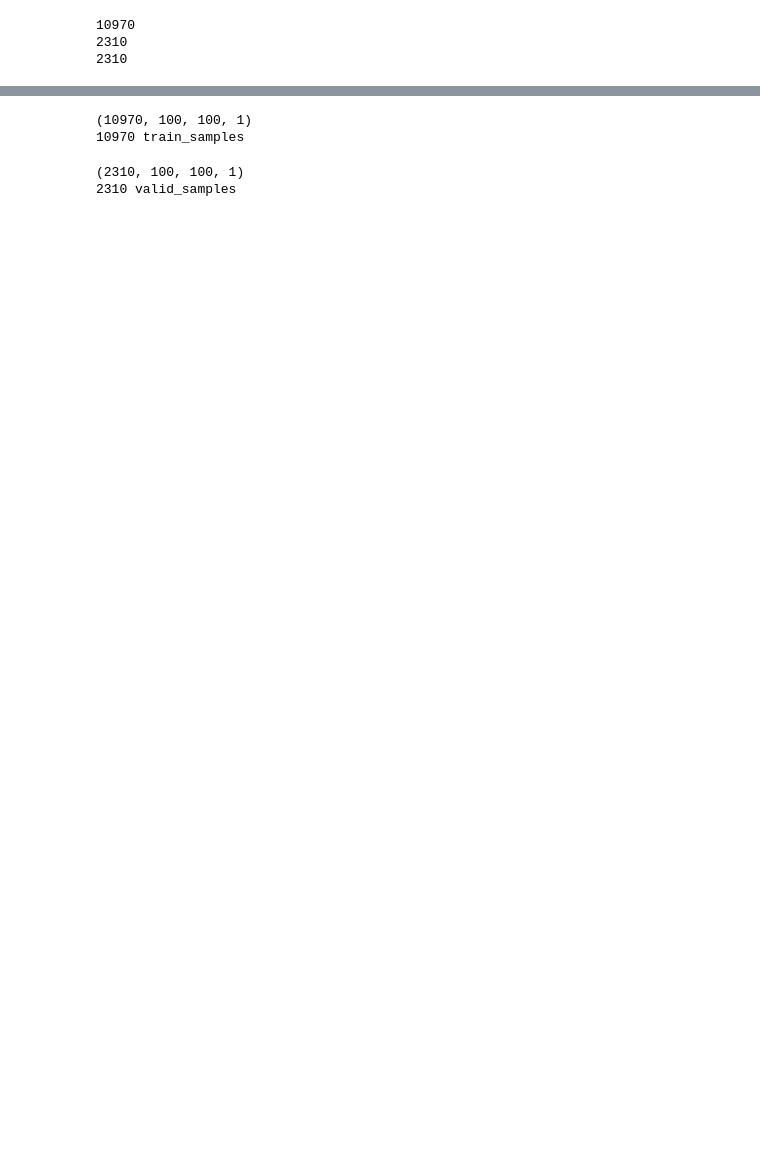
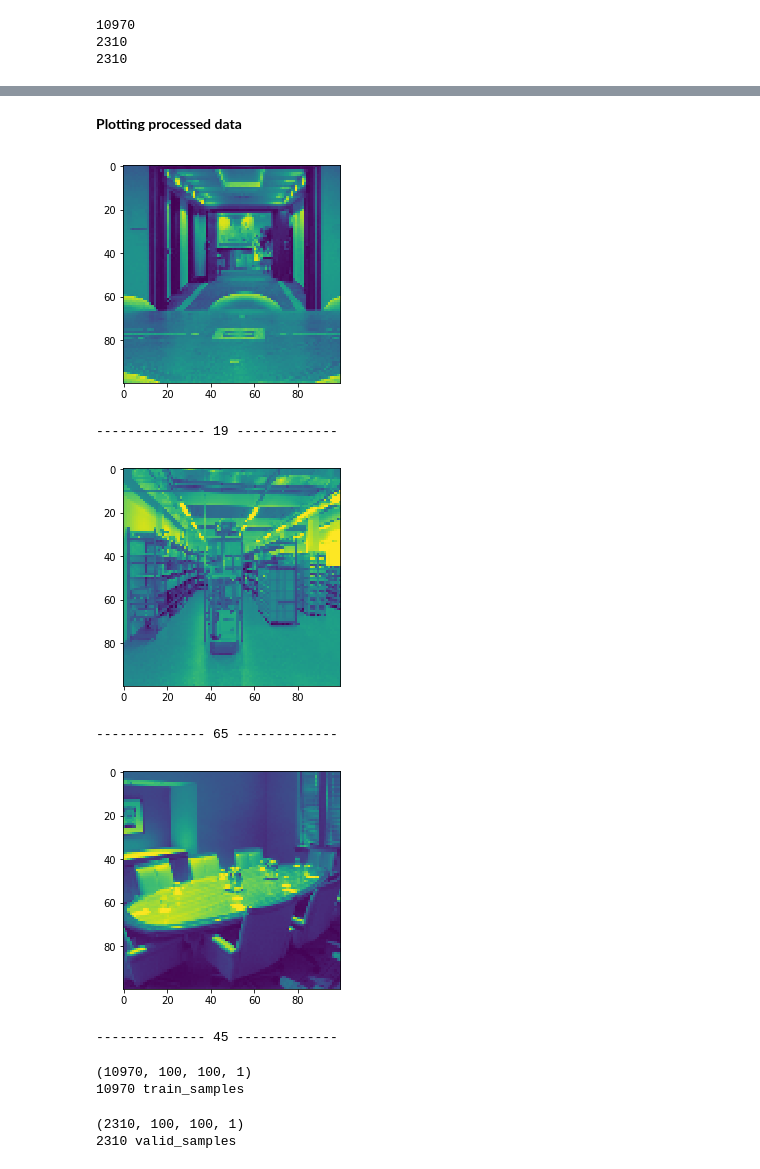
Before and after one commit to Chhavi17/Classification-problem-using-CNN, a Jupyter notebook: Assignment.ipynb, the cells around one changed output, grey strips where cells are left out. Drawn from its saved outputs; the diff is of its cells as text; code cells hidden in the pictures; blank space fills up the shorter version.

```diff
--- a/Assignment.ipynb
+++ b/Assignment.ipynb
@@ -115,3 +134,22 @@ for sample in training_data[:10]:
+# %% [markdown]
+**Plotting processed data**
+# %%
+def visualize(training_data):
+    for sample in training_data[:1]:
+        plt.imshow(sample[0])
+        plt.show()
+        print("--------------",sample[1],"-------------")
+
+visualize(training_data)
+visualize(validation_data)
+visualize(testing_data)
+# %% [output]
+[figure, added]
+-------------- 19 -------------
+[figure, added]
+-------------- 65 -------------
+[figure, added]
+-------------- 45 -------------
 # %%
 x_train = []
 y_train = []
```
Also changed, not shown: parts of 25 cells of this notebook, 7 other files.
